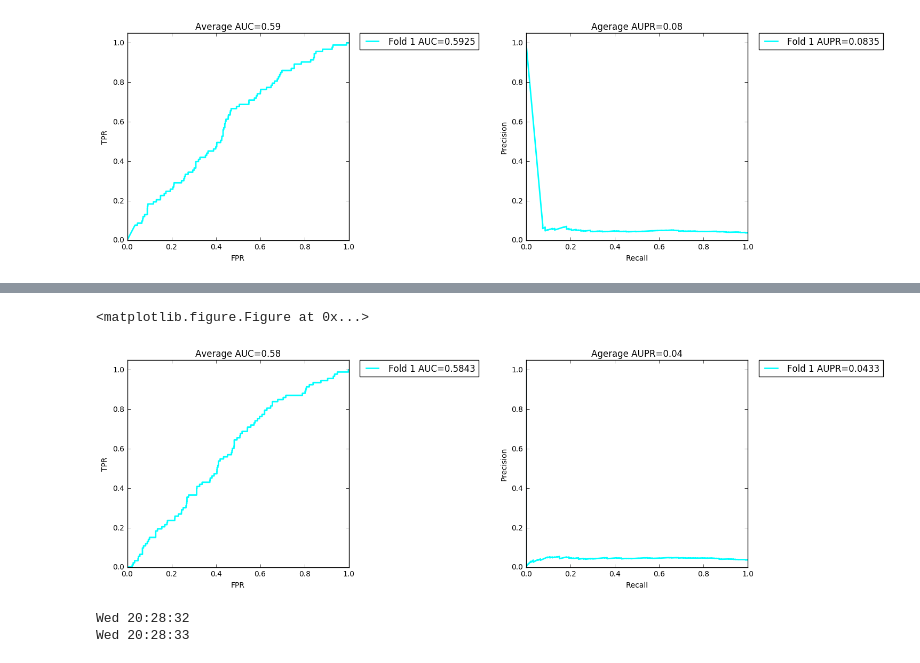
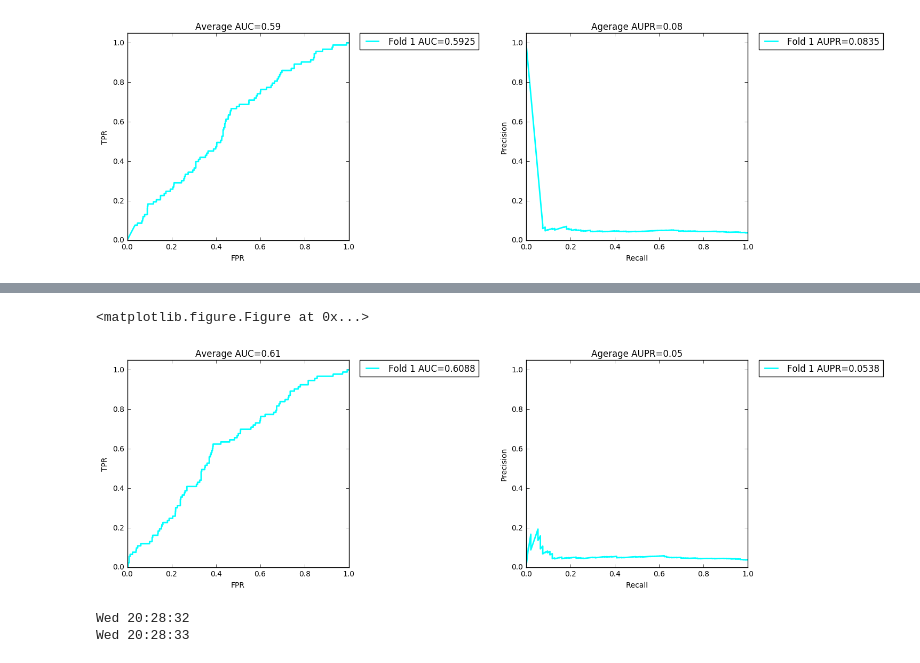
Before and after one commit to cas4070/GIST_project, a Jupyter notebook: Drug_Repositioning/8_new_training/3_1_2_independent_logistic_regression.ipynb, the cells around one changed output, grey strips where cells are left out. Saved outputs shown, nothing was run; the diff lists cells and outputs as text; code cells hidden in the pictures.

```diff
--- a/Drug_Repositioning/8_new_training/3_1_2_independent_logistic_regression.ipynb
+++ b/Drug_Repositioning/8_new_training/3_1_2_independent_logistic_regression.ipynb
@@ -196,7 +196,7 @@ Wed 20:56:11
 # original descriptor, independent, 2017.3.15. 작성
 print time.strftime('%a %H:%M:%S')
 with open("/home/share/aschoi/nas/users/asolchoi/data/Drug_Repositioning/8_new_training/Performance/1_8_LR_original_TN_whole_indep.txt", 'w') as f :
-    user_c = 100
+    user_c = 1
     f.write("<independent>\r\n")
 
     classifier = LogisticRegression(penalty='l1', C=user_c, n_jobs = -1)
@@ -262,5 +262,5 @@ Wed 20:42:42
 <matplotlib.figure.Figure at 0x...>
-[figure, old version]
+[figure, new version]
 # %%
 # removed descriptor, independent, 2017.3.10. 작성
 print time.strftime('%a %H:%M:%S')
```
Also changed, not shown: parts of 3 cells of this notebook.
